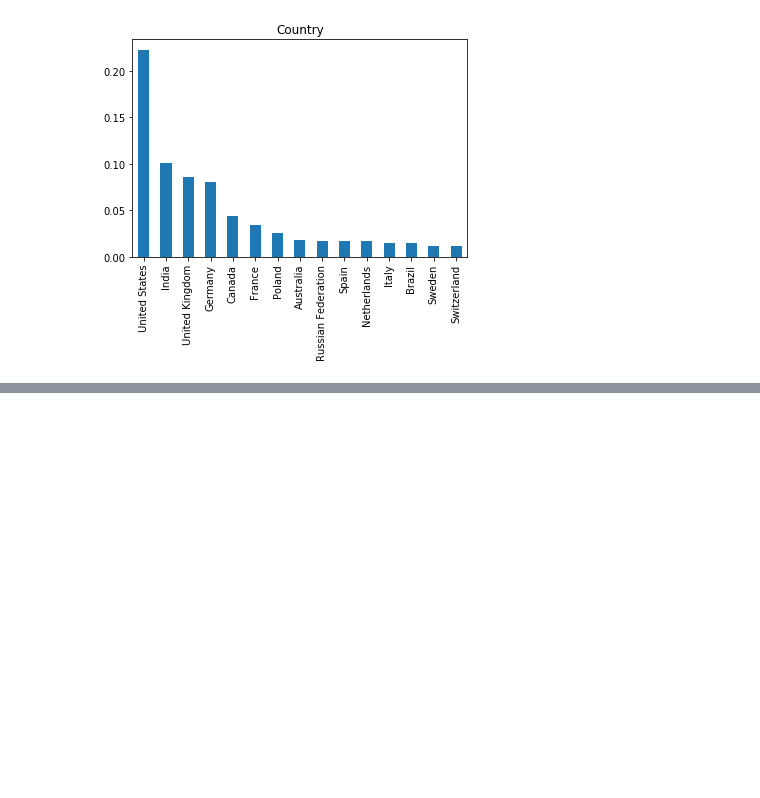
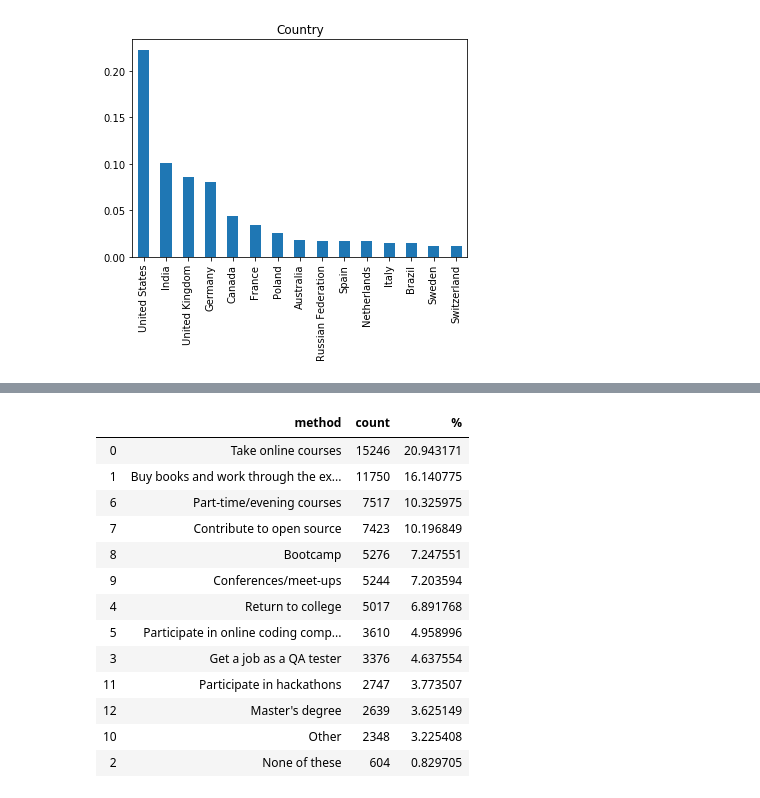
Before and after one commit to sousablde/StackOverflow-Dev-Survey-Data-Analysis, a Jupyter notebook: StackOverflow Dev Survey results.ipynb, the cells around one changed output, grey strips where cells are left out. Cells and saved outputs as stored; diff of their text form; code cells hidden in the pictures; blank space fills up the shorter version.

```diff
--- a/StackOverflow Dev Survey results.ipynb
+++ b/StackOverflow Dev Survey results.ipynb
@@ -89,0 +154,26 @@ Text(0.5, 1.0, 'Country')
+# %%
+#Checking how often each of these individual values appear with the help of a function
+def occurence_counts(df, col1, col2, occurence):
+    '''
+    INPUT:
+    df - pandas df I want to do the search in
+    col1 - column I want to look through
+    col2 - column I want to count values from
+    occurence - list of strings to search for in the df rows
+
+    output - novel df with the individual occurence counts
+    '''
+    from collections import defaultdict
+    new_df = defaultdict(int)
+    for val in occurence:
+        for idx in range(df.shape[0]):
+            if val in df[col1][idx]:
+                new_df[val] += int(df[col2][idx])
+    new_df = pd.DataFrame(pd.Series(new_df)).reset_index()
+    new_df.columns = [col1, col2]
+    new_df.sort_values('count', ascending = False, inplace = True)
+
+    return new_df
+# %%
+study_df = occurence_counts(study, 'method', 'count', values_in_method)
+study_df
@@ -89,0 +195,19 @@ Text(0.5, 1.0, 'Country')
+# %%
+#create a new colun with the percentages for each of the methods
+study_df['%'] = study_df['count']/np.sum(study_df['count'])*100
+study_df
+# %% [output]
+|  | method | count | % |
+| 0 | Take online courses | 15246 | 20.943171 |
+| 1 | Buy books and work through the ex... | 11750 | 16.140775 |
+| 6 | Part-time/evening courses | 7517 | 10.325975 |
+| 7 | Contribute to open source | 7423 | 10.196849 |
+| 8 | Bootcamp | 5276 | 7.247551 |
+| 9 | Conferences/meet-ups | 5244 | 7.203594 |
+| 4 | Return to college | 5017 | 6.891768 |
+| 5 | Participate in online coding comp... | 3610 | 4.958996 |
+| 3 | Get a job as a QA tester | 3376 | 4.637554 |
+| 11 | Participate in hackathons | 2747 | 3.773507 |
+| 12 | Master's degree | 2639 | 3.625149 |
+| 10 | Other | 2348 | 3.225408 |
+| 2 | None of these | 604 | 0.829705 |
```
Also changed, not shown: parts of 10 cells of this notebook.
